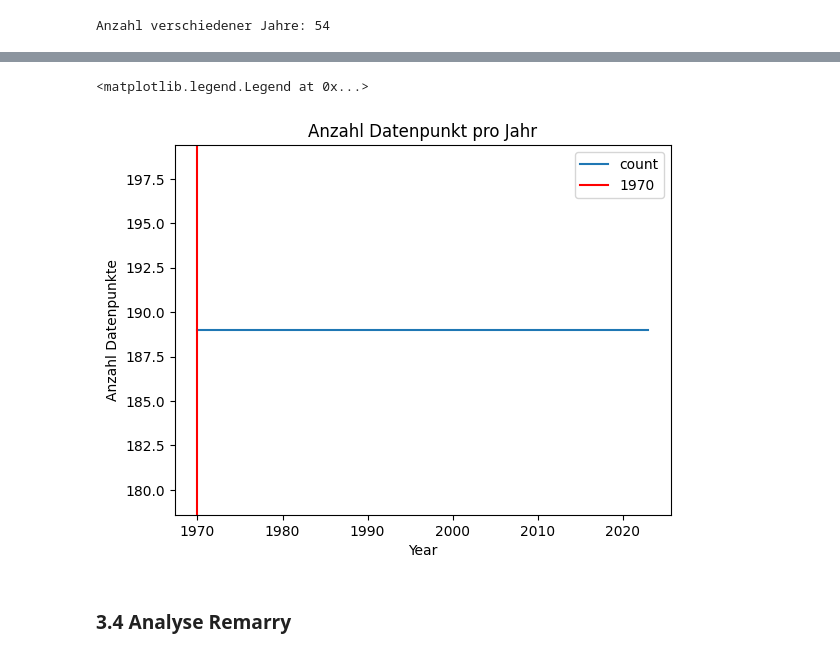
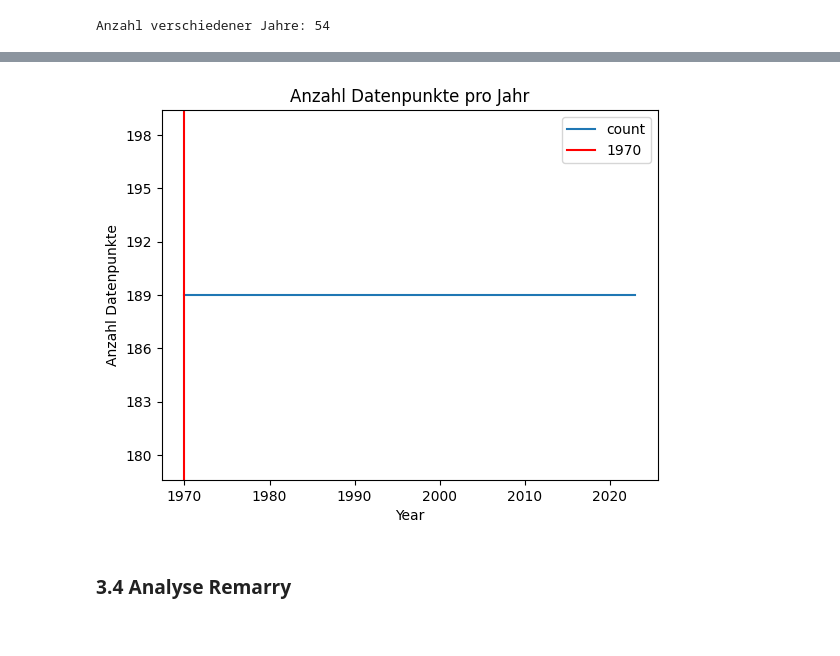
Before and after one commit to GiulianaCerullo/Informatik_BMLD, a Jupyter notebook: Leistungsnachweis2.ipynb, the cells around one changed output, grey strips where cells are left out. Cells and saved outputs as stored; diff of their text form; code cells hidden in the pictures.

Commit message:
Daten beschreibung

```diff
--- a/Leistungsnachweis2.ipynb
+++ b/Leistungsnachweis2.ipynb
@@ -234,12 +242,22 @@ Year
 2023    189
 Name: count, dtype: int64
 # %%
-g = df ["Year"].value_counts().sort_index().plot (ylabel = "Anzahl Datenpunkte", title = "Anzahl Datenpunkt pro Jahr")
-g.axvline(x=1970, color="red",label="1970")
+import matplotlib.pyplot as plt
+from matplotlib.ticker import MaxNLocator
+
+g = df["Year"].value_counts().sort_index().plot(
+    ylabel="Anzahl Datenpunkte",
+    title="Anzahl Datenpunkte pro Jahr"
+)
+
+g.axvline(x=1970, color="red", label="1970")
 g.legend()
+
+g.yaxis.set_major_locator(MaxNLocator(integer=True))
+
+plt.show()
 # %% [output]
-<matplotlib.legend.Legend at 0x...>
-[figure, old version]
+[figure, new version]
 # %% [markdown]
 ### 3.4 Analyse Remarry
 # %%
```
Also changed, not shown: parts of 3 cells of this notebook.
